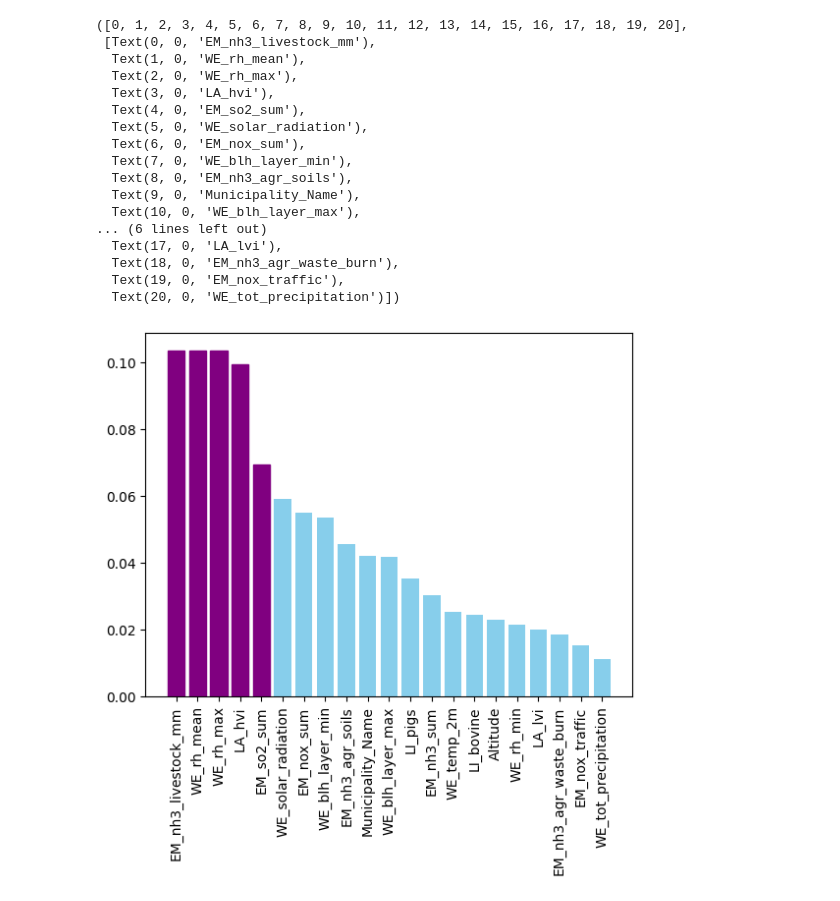
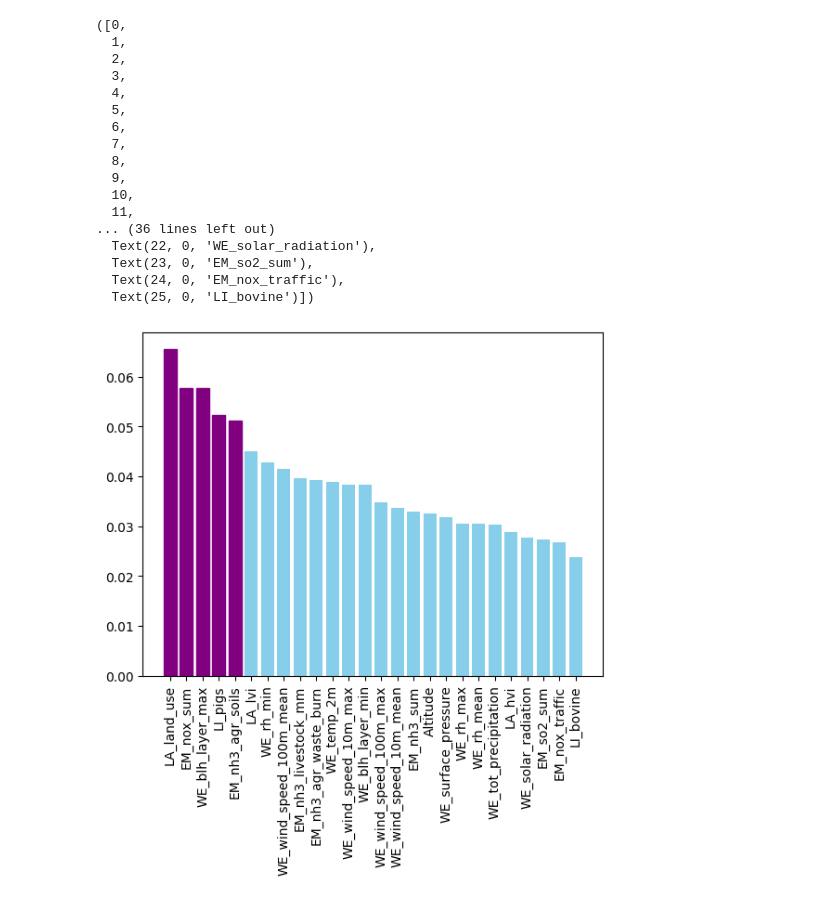
Before and after one commit to Andrea01Fraschini/SBARTProject, a Jupyter notebook: notebooks/output_analysis.ipynb, the cells around one changed output. Drawn from its saved outputs; the diff is of its cells as text; code cells hidden in the pictures.

```diff
--- a/notebooks/output_analysis.ipynb
+++ b/notebooks/output_analysis.ipynb
@@ -4,7 +4,10 @@ import pandas as pd
 import numpy as np
 import matplotlib.pyplot as plt
 # %%
-map = gpd.read_file('../data/AgrImOnIa/raw/Comuni_correnti_poligonali.shp')
+map = gpd.read_file('../data/AgrImOnIa/raw/AreasGeometriesWithNames.shp')
 map = map.to_crs({'init': 'epsg:4326'})
 map.head()
+
+# Dimensions of the map
+print(map.shape)
 # %% [output]
@@ -18,5 +15,7 @@ map.head()
 # %%
-model_file_name = "../output/Model_Gen2018_30wind_10m_0.csv"
+model_file_name = "../output/2017_low_season_model_30wind_10m_0.csv"
 model_data = gpd.read_file(model_file_name)
+
 model_data.head()
+model_data.shape
 # %% [output]
@@ -30,7 +23,7 @@ model_data.head()
 # %%
-geometry_cols = map[["NOME_COM", "geometry"]]
-merged_df = pd.merge(model_data, geometry_cols, left_on="Municipality_Name", right_on="NOME_COM", how="inner")
-merged_df.drop(["NOME_COM", "geometry_x"], axis=1, inplace=True)
+geometry_cols = map[["MUNICIPALI", "geometry"]]
+merged_df = pd.merge(model_data, geometry_cols, left_on="Municipality_Name", right_on="MUNICIPALI", how="inner")
+merged_df.drop(["MUNICIPALI", "geometry_x"], axis=1, inplace=True)
 merged_df.rename(columns={"geometry_y": "geometry"}, inplace=True)
 
 # shift back the predictions by the initial value
@@ -38,4 +31,5 @@ mean_shift = pd.to_numeric(merged_df["PM25_original"], errors="coerce").mean()
 merged_df["PM25_predictions"] = pd.to_numeric(merged_df["PM25_predictions"], errors="coerce") + mean_shift
 
 merged_df.head()
+merged_df.shape
 # %% [output]
@@ -81,39 +63,39 @@ For example, when doing 'df[col].method(value, inplace=True)', try using 'df.met
 # %%
-covariates_sel_file_name = "../output/2019_04_to_12_model_30wind_10m_0_cov_inclusion.csv"
+covariates_sel_file_name = "../output/2017_low_season_model_30wind_10m_0_cov_inclusion.csv"
 covariates_selection = pd.read_csv(covariates_sel_file_name)
 
-burnin = 1000
+burnin = 5000
 covariates_selection = covariates_selection.iloc[burnin:]
 inclusion_probabilities = covariates_selection.sum(axis=0)
 inclusion_probabilities = inclusion_probabilities / sum(inclusion_probabilities)
 
 inclusion_probabilities = pd.DataFrame(inclusion_probabilities.sort_values(ascending=False))
 inclusion_probabilities.columns = ["Inclusion_probability"]
 
 bars = plt.bar(inclusion_probabilities.index, inclusion_probabilities["Inclusion_probability"], color="skyblue")
 
 # highlight highest inclusion probabilities
 for i, bar in enumerate(bars):
     if i < 5:
         bar.set_color('purple')
 
 plt.xticks(rotation=90)
 # %% [output]
-([0, 1, 2, 3, 4, 5, 6, 7, 8, 9, 10, 11, 12, 13, 14, 15, 16, 17, 18, 19, 20],
- [Text(0, 0, 'EM_nh3_livestock_mm'),
-  Text(1, 0, 'WE_rh_mean'),
-  Text(2, 0, 'WE_rh_max'),
-  Text(3, 0, 'LA_hvi'),
-  Text(4, 0, 'EM_so2_sum'),
-  Text(5, 0, 'WE_solar_radiation'),
-  Text(6, 0, 'EM_nox_sum'),
-  Text(7, 0, 'WE_blh_layer_min'),
-  Text(8, 0, 'EM_nh3_agr_soils'),
-  Text(9, 0, 'Municipality_Name'),
-  Text(10, 0, 'WE_blh_layer_max'),
-... (6 lines left out)
-  Text(17, 0, 'LA_lvi'),
-  Text(18, 0, 'EM_nh3_agr_waste_burn'),
-  Text(19, 0, 'EM_nox_traffic'),
-  Text(20, 0, 'WE_tot_precipitation')])
+([0,
+  1,
+  2,
+  3,
+  4,
+  5,
+  6,
+  7,
+  8,
+  9,
+  10,
+  11,
+... (36 lines left out)
+  Text(22, 0, 'WE_solar_radiation'),
+  Text(23, 0, 'EM_so2_sum'),
+  Text(24, 0, 'EM_nox_traffic'),
+  Text(25, 0, 'LI_bovine')])
-[figure, old version]
+[figure, new version]
```
Also changed, not shown: parts of 4 cells of this notebook, 4 other files.
